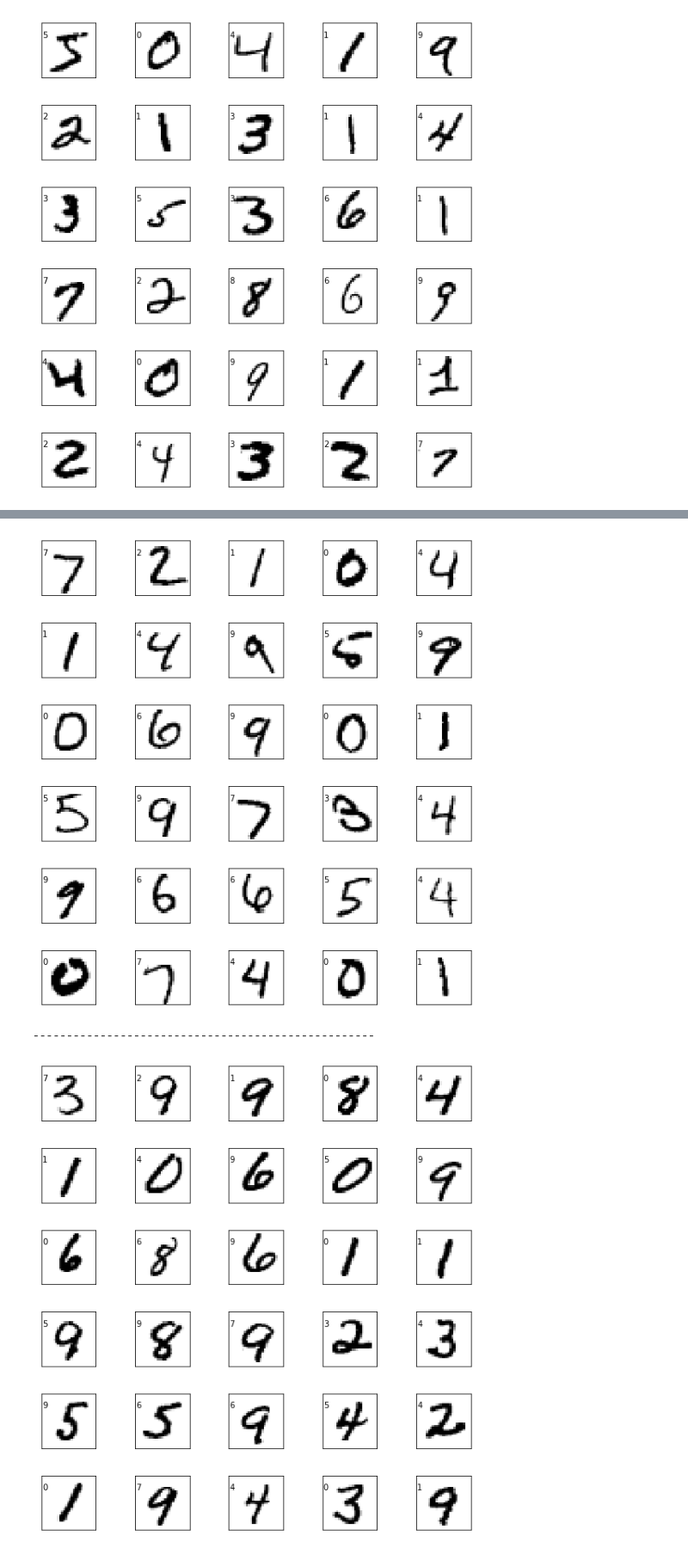
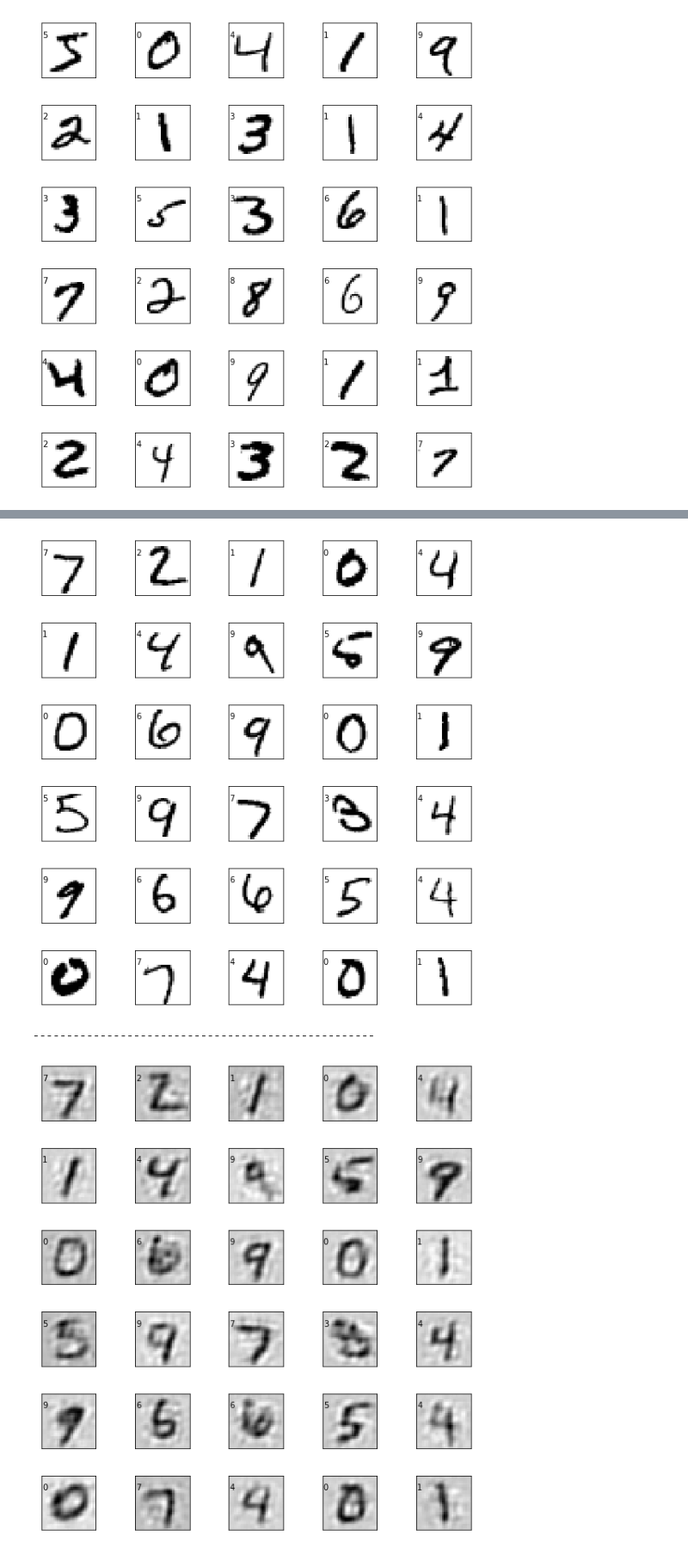
Before and after one commit to zlf1993/Autoencoder-tensorflow, a Jupyter notebook: CNN-auto-encode.ipynb, the cells around one changed output, grey strips where cells are left out. Shown at 86% size. Cells and saved outputs as stored; diff of their text form; code cells hidden in the pictures.

```diff
--- a/CNN-auto-encode.ipynb
+++ b/CNN-auto-encode.ipynb
@@ -195,16 +195,18 @@ Global Step=0, Local batch=10, lose=1486.6840
 ... (88 outputs left out)
 # %%
 #Test Processing:
-with tf.Session(config = config) as sess:
+output = []
+with tf.Session() as sess:
     if os.path.exists('tmp/checkpoint'):
-        saver2.restore(sess, 'tmp/model.ckpt')
+        saver.restore(sess, 'tmp/model.ckpt')
         total_batch  = int(len(test_images)/batch_size)
         msg = "Test batch={:d}, lose={:.4f}"
         for b in tqdm(range(total_batch)):
             batch = test_images[b*batch_size:(b+1)*batch_size]
             imgs = batch.reshape((-1,28,28,1))
-            sess.run([conv_final,loss], feed_dict={input_x:batch})
-            print(msg.format(b,batch_cost))
+            cost,out = sess.run([loss,conv_final], feed_dict={input_x:batch})
+            output.append(out)
+            print(msg.format(b,cost))
 
     else :
         print("Please run training part first")
@@ -220,7 +222,7 @@ with tf.Session(config = config) as sess:
     fig = plt.figure(figsize=(8,8))
     fig.subplots_adjust(left=0, right=1, bottom=0, top=1, hspace=0.5, wspace=0.05)
     for i in range(30):
-        image = np.reshape(imgs[i],[28,28])
+        image = np.reshape(output[0][i],[28,28])
         ax=fig.add_subplot(6,5,i+1,xticks=[],yticks=[])
         ax.imshow(image,cmap=plt.cm.binary,interpolation='nearest')
         ax.text(0,7,str(test_labels[i]))
@@ -232,3 +234,3 @@ Test batch=1, lose=1314.2301
 [figure]
 ---------------------------------------------------
-[figure, old version]
+[figure, new version]
```
Also changed, not shown: parts of 2 cells of this notebook, 8 other files.
